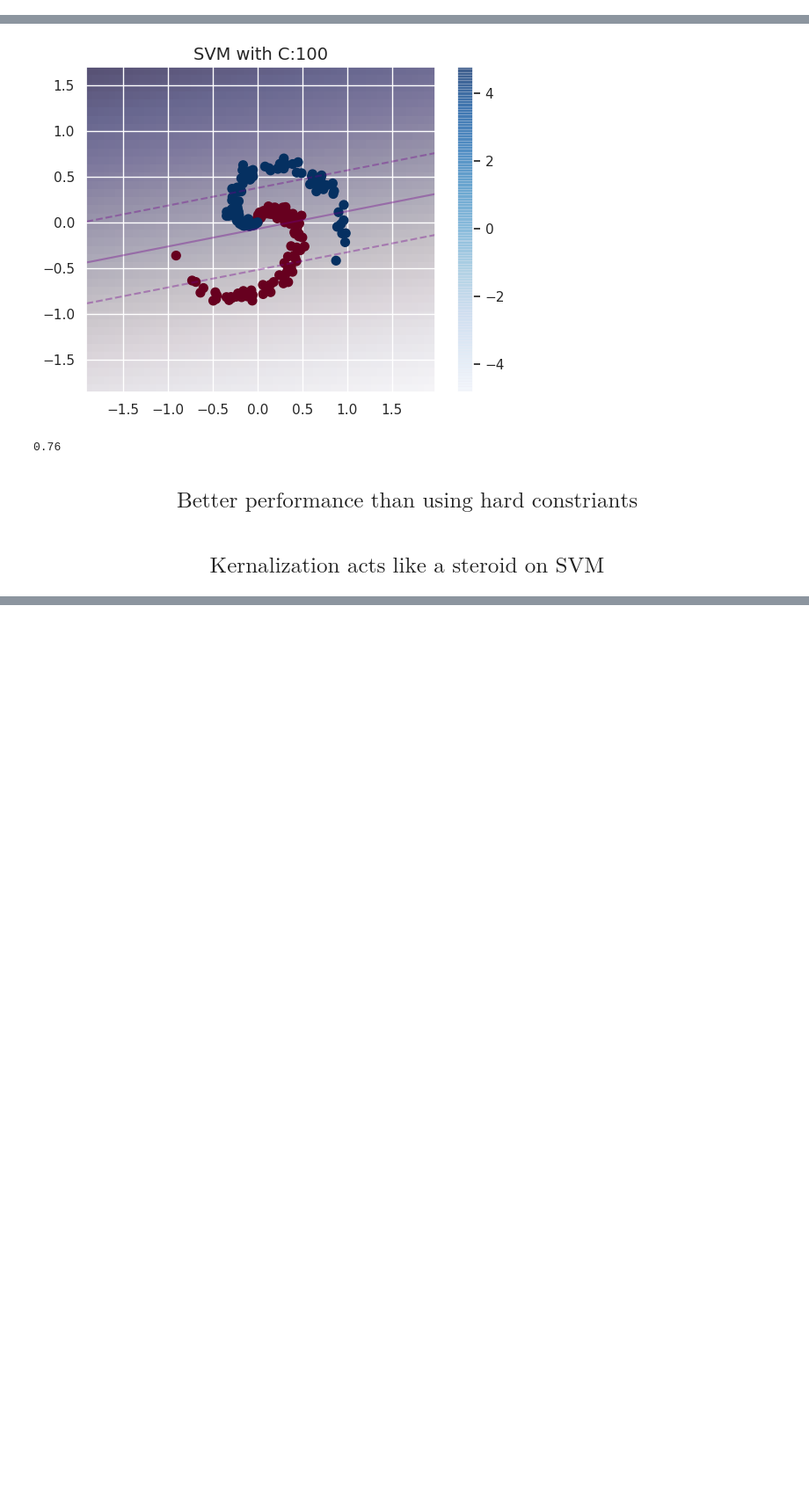
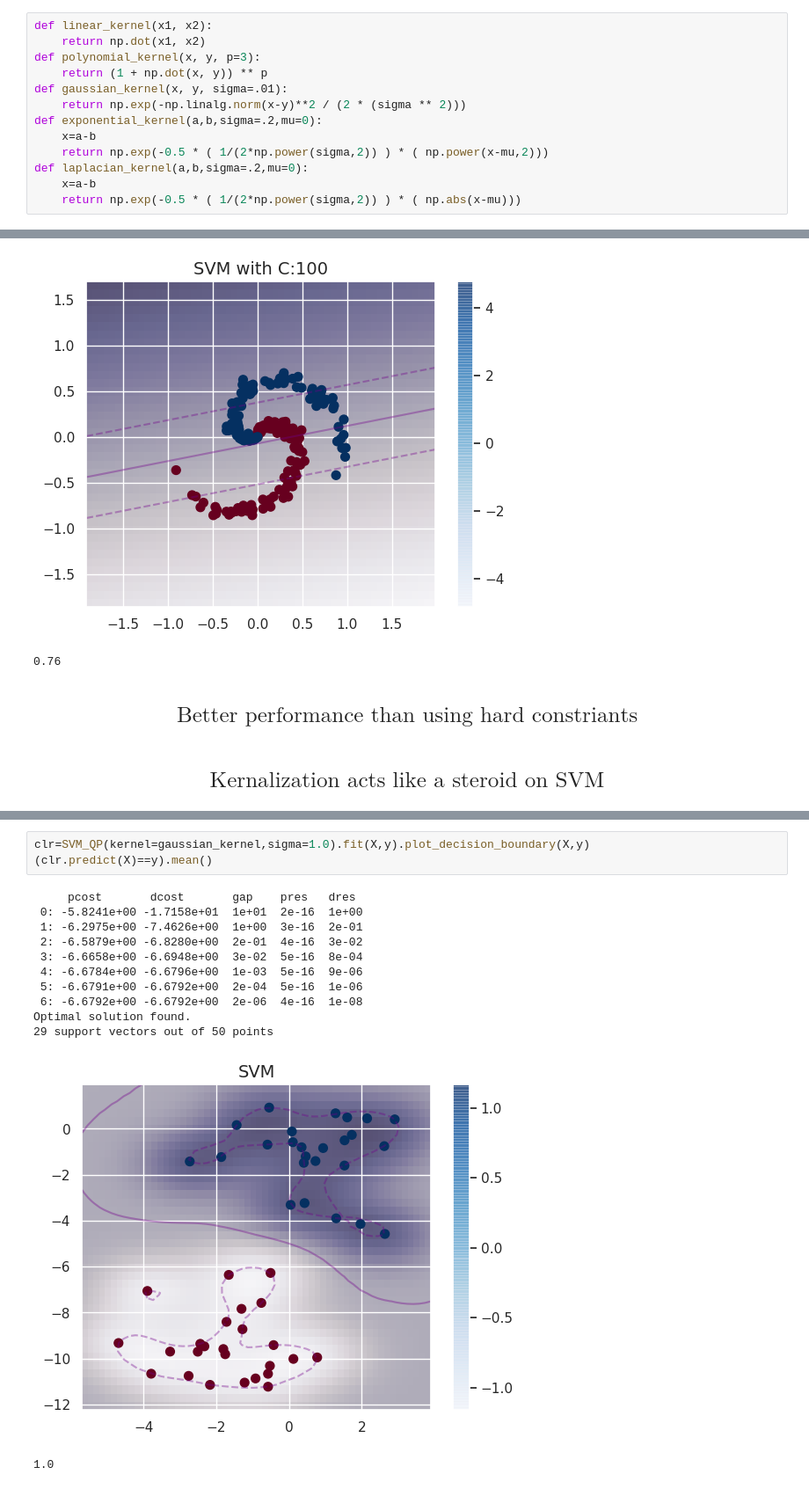
Before and after one commit to Demirrr/Fundamentals, a Jupyter notebook: 1.Machine_Learning/4.SVM.ipynb, the cells around one changed output, grey strips where cells are left out. Shown at 88% size. Cells and saved outputs as stored; diff of their text form; blank space fills up the shorter version.

```diff
--- a/1.Machine_Learning/4.SVM.ipynb
+++ b/1.Machine_Learning/4.SVM.ipynb
@@ -88,2 +89,15 @@ import cvxopt.solvers
 np.random.seed(1)
+# %%
+def linear_kernel(x1, x2):
+    return np.dot(x1, x2)
+def polynomial_kernel(x, y, p=3):
+    return (1 + np.dot(x, y)) ** p
+def gaussian_kernel(x, y, sigma=.01):
+    return np.exp(-np.linalg.norm(x-y)**2 / (2 * (sigma ** 2)))
+def exponential_kernel(a,b,sigma=.2,mu=0):
+    x=a-b
+    return np.exp(-0.5 * ( 1/(2*np.power(sigma,2)) ) * ( np.power(x-mu,2)))
+def laplacian_kernel(a,b,sigma=.2,mu=0):
+    x=a-b
+    return np.exp(-0.5 * ( 1/(2*np.power(sigma,2)) ) * ( np.abs(x-mu)))
 # %%
@@ -538,0 +721,16 @@ Loss:1.043e+04 ||w||_2=5.196, Acc:0.76
+# %%
+clr=SVM_QP(kernel=gaussian_kernel,sigma=1.0).fit(X,y).plot_decision_boundary(X,y)
+(clr.predict(X)==y).mean()
+# %% [output]
+     pcost       dcost       gap    pres   dres
+ 0: -5.8241e+00 -1.7158e+01  1e+01  2e-16  1e+00
+ 1: -6.2975e+00 -7.4626e+00  1e+00  3e-16  2e-01
+ 2: -6.5879e+00 -6.8280e+00  2e-01  4e-16  3e-02
+ 3: -6.6658e+00 -6.6948e+00  3e-02  5e-16  8e-04
+ 4: -6.6784e+00 -6.6796e+00  1e-03  5e-16  9e-06
+ 5: -6.6791e+00 -6.6792e+00  2e-04  5e-16  1e-06
+ 6: -6.6792e+00 -6.6792e+00  2e-06  4e-16  1e-08
+Optimal solution found.
+29 support vectors out of 50 points
+[figure, added]
+1.0
```
Also changed, not shown: parts of 17 cells of this notebook, 2 other files.
